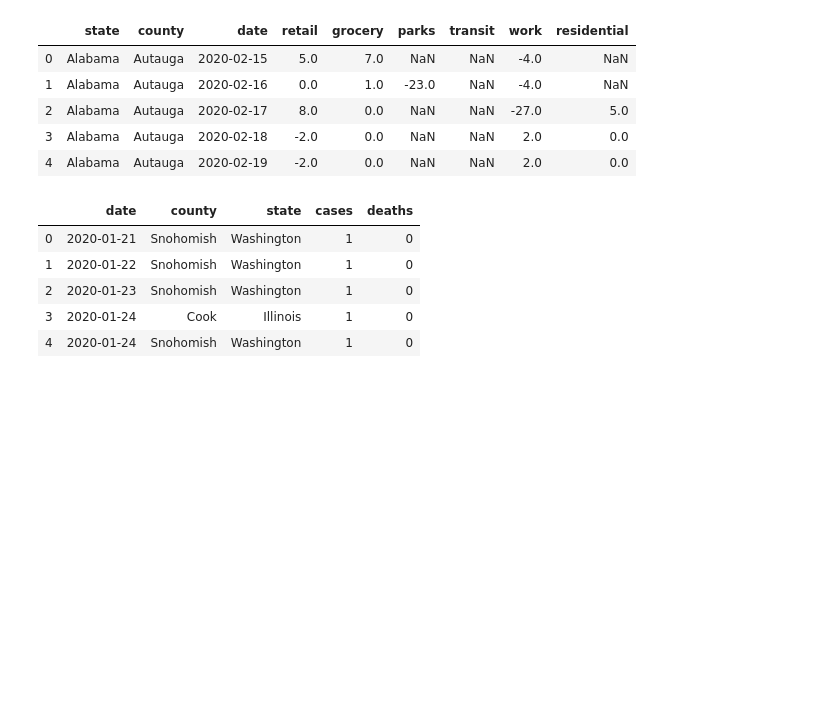
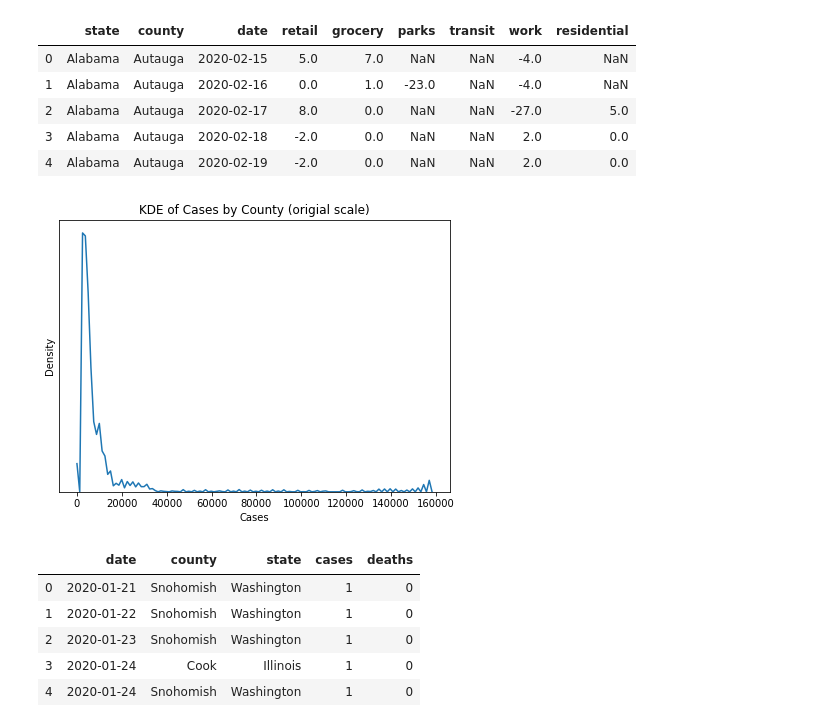
Before and after one commit to dafriedman97/COVID19_forecasts, a Jupyter notebook: Dynamic.ipynb, the cells around one changed output. Saved outputs shown, nothing was run; the diff lists cells and outputs as text; code cells hidden in the pictures; blank space fills up the shorter version.

Commit message:
add graphs

```diff
--- a/Dynamic.ipynb
+++ b/Dynamic.ipynb
@@ -95,6 +95,14 @@ mob.head() # preview
 | 2 | Alabama | Autauga | 2020-02-17 | 8.0 | 0.0 | NaN | NaN | -27.0 | 5.0 |
 | 3 | Alabama | Autauga | 2020-02-18 | -2.0 | 0.0 | NaN | NaN | 2.0 | 0.0 |
 | 4 | Alabama | Autauga | 2020-02-19 | -2.0 | 0.0 | NaN | NaN | 2.0 | 0.0 |
+# %%
+## Note the skew
+fig, ax = plt.subplots(figsize = (7,5))
+sns.distplot(mob['cases'], hist = False)
+ax.set(xlabel = 'Cases', ylabel = 'Density', title = 'KDE of Cases by County (origial scale)')
+ax.set(yticks = [], yticklabels = []);
+# %% [output]
+[figure, added]
 # %%
 ## Read in Counts
 
```
Also changed, not shown: parts of 2 cells of this notebook.
